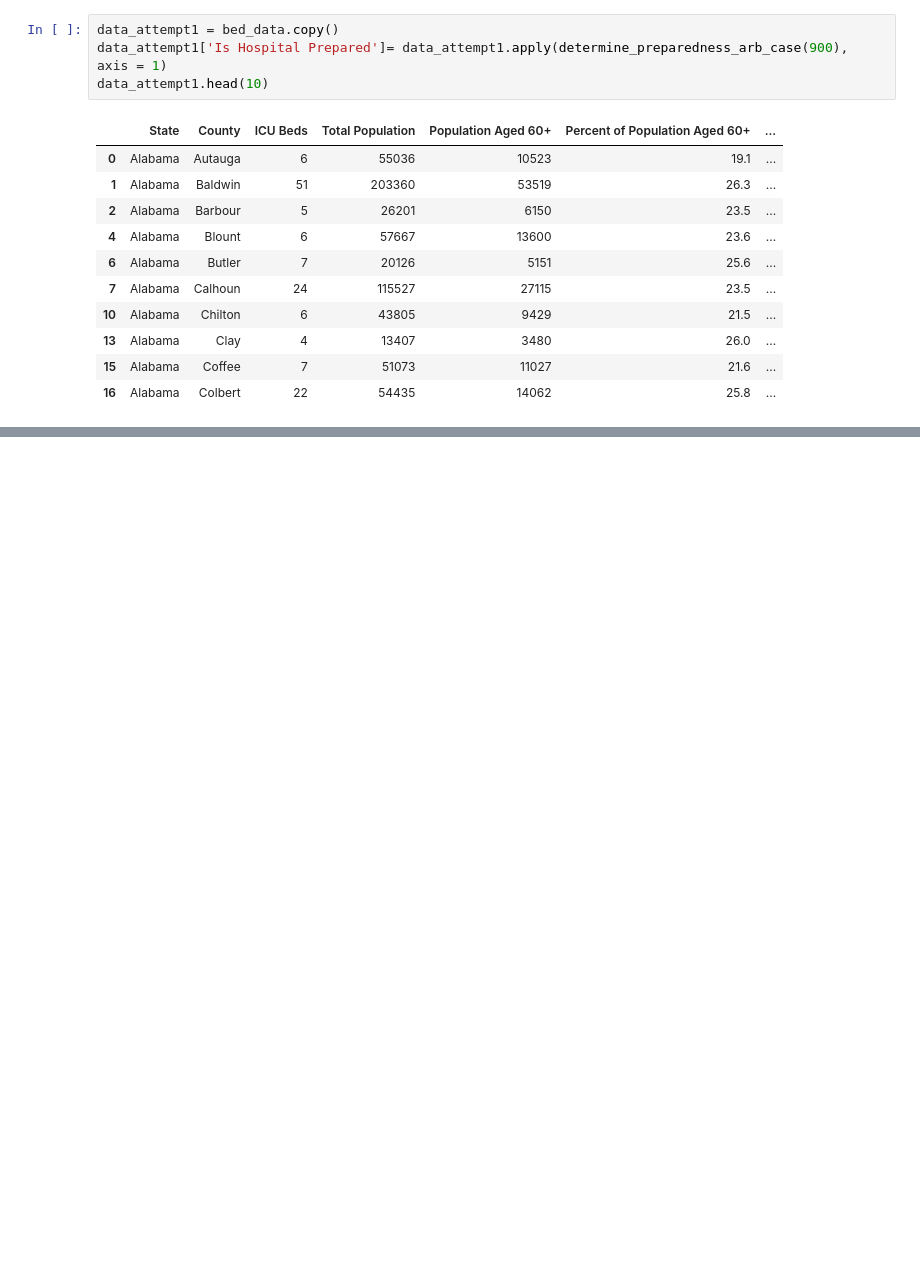
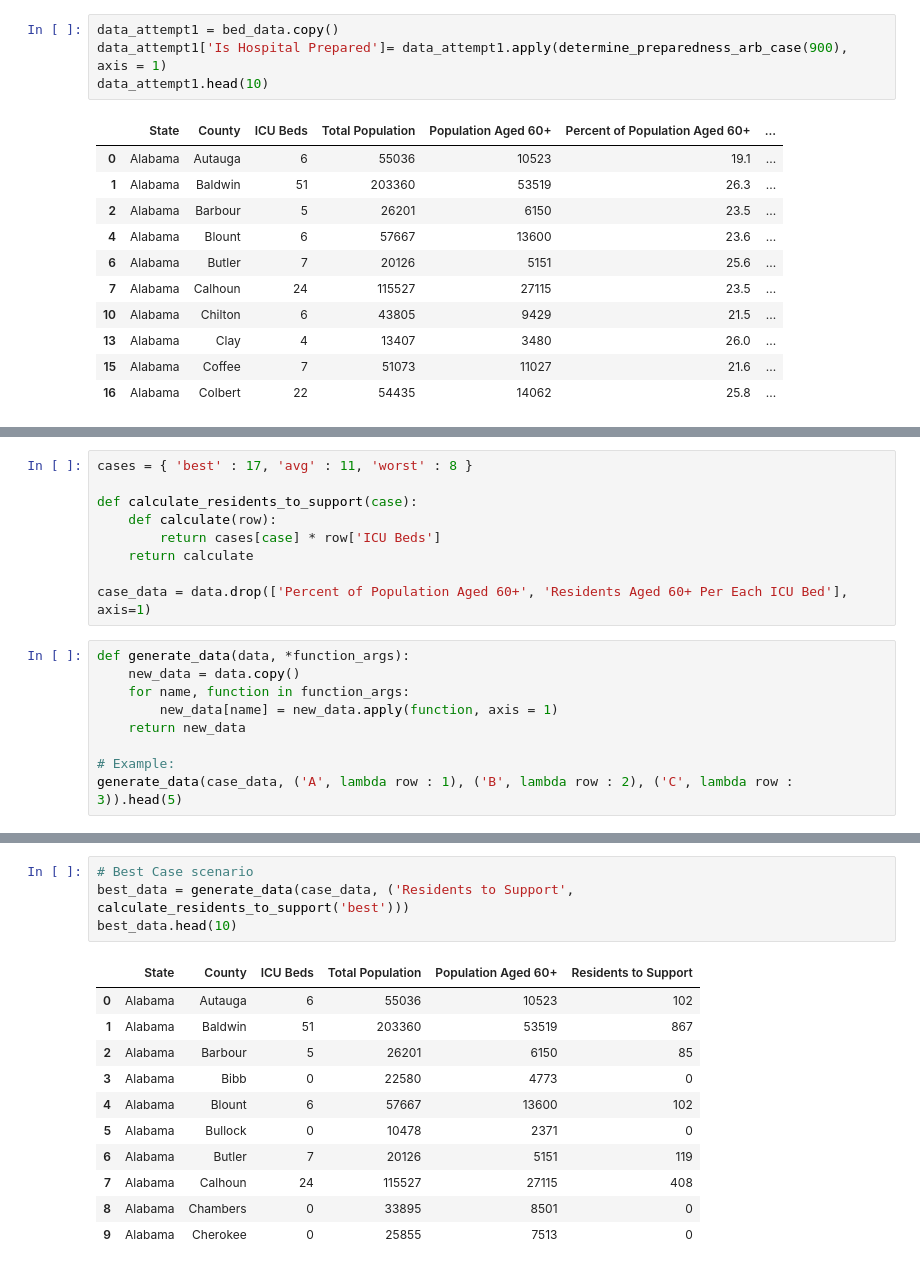
Before and after one commit to PaulBoutot/Big-Data-Challenge-2020, a Jupyter notebook: Analysis1.ipynb, the cells around one changed output, grey strips where cells are left out. Saved outputs shown, nothing was run; the diff lists cells and outputs as text; blank space fills up the shorter version.

Commit message:
extracted the number of extreme cases a hospital can take within a year

```diff
--- a/Analysis1.ipynb
+++ b/Analysis1.ipynb
@@ -209,0 +210,18 @@ data_attempt1.head(10)
+# %%
+cases = { 'best' : 17, 'avg' : 11, 'worst' : 8 }
+
+def calculate_residents_to_support(case):
+    def calculate(row):
+        return cases[case] * row['ICU Beds']
+    return calculate
+
+case_data = data.drop(['Percent of Population Aged 60+', 'Residents Aged 60+ Per Each ICU Bed'], axis=1)
+# %%
+def generate_data(data, *function_args):
+    new_data = data.copy()
+    for name, function in function_args:
+        new_data[name] = new_data.apply(function, axis = 1)
+    return new_data
+
+# Example:
+generate_data(case_data, ('A', lambda row : 1), ('B', lambda row : 2), ('C', lambda row : 3)).head(5)
@@ -209,0 +235,16 @@ data_attempt1.head(10)
+# %%
+# Best Case scenario
+best_data = generate_data(case_data, ('Residents to Support', calculate_residents_to_support('best')))
+best_data.head(10)
+# %% [output]
+|  | State | County | ICU Beds | Total Population | Population Aged 60+ | Residents to Support |
+| 0 | Alabama | Autauga | 6 | 55036 | 10523 | 102 |
+| 1 | Alabama | Baldwin | 51 | 203360 | 53519 | 867 |
+| 2 | Alabama | Barbour | 5 | 26201 | 6150 | 85 |
+| 3 | Alabama | Bibb | 0 | 22580 | 4773 | 0 |
+| 4 | Alabama | Blount | 6 | 57667 | 13600 | 102 |
+| 5 | Alabama | Bullock | 0 | 10478 | 2371 | 0 |
+| 6 | Alabama | Butler | 7 | 20126 | 5151 | 119 |
+| 7 | Alabama | Calhoun | 24 | 115527 | 27115 | 408 |
+| 8 | Alabama | Chambers | 0 | 33895 | 8501 | 0 |
+| 9 | Alabama | Cherokee | 0 | 25855 | 7513 | 0 |
```
Also changed, not shown: parts of 5 cells of this notebook, 1 other file.
